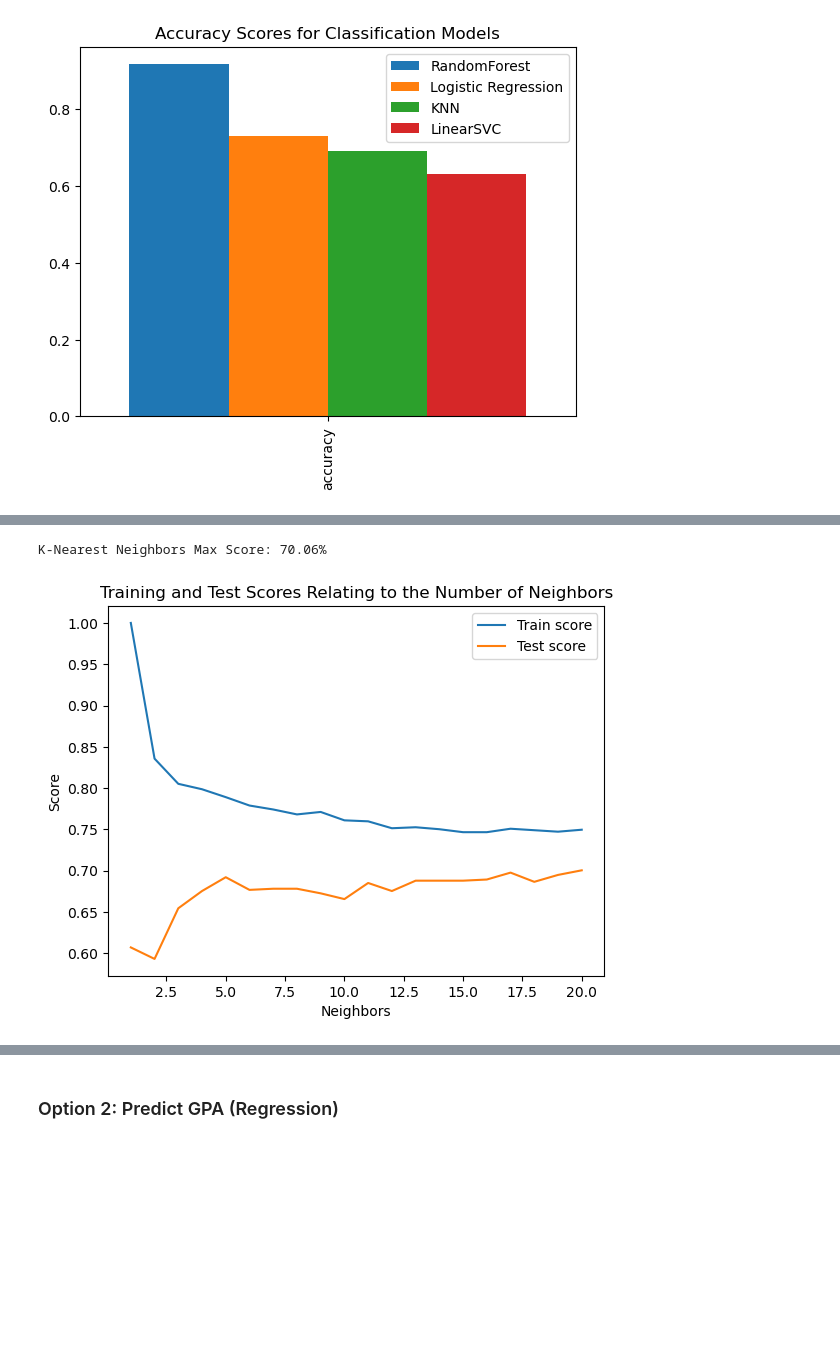
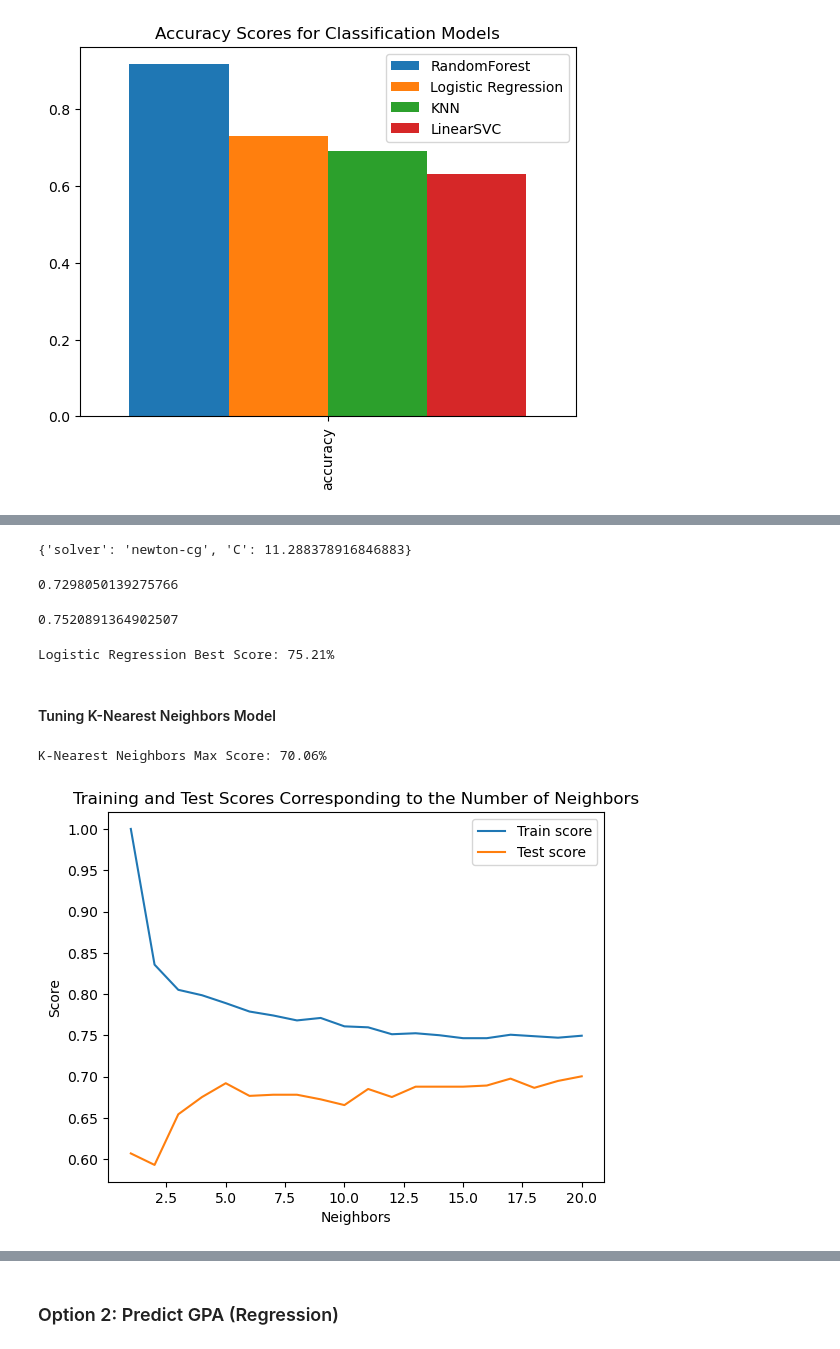
Before and after one commit to devern-DZZC/Student-Performance-Prediction, a Jupyter notebook: Student-Performance-Prediction.ipynb, the cells around one changed output, grey strips where cells are left out. Drawn from its saved outputs; the diff is of its cells as text; code cells hidden in the pictures; blank space fills up the shorter version.

Commit message:
Tuned RandomForest and LogisticRegression

```diff
--- a/Student-Performance-Prediction.ipynb
+++ b/Student-Performance-Prediction.ipynb
@@ -197,0 +199,15 @@ plt.title("Accuracy Scores for Classification Models");
+# %%
+rf_grid = {"n_estimators": np.arange(10,1000,50),
+           "max_depth": [None, 3, 5, 10],
+           "min_samples_split": np.arange(2,20,2),
+           "min_samples_leaf": np.arange(1,20,2),
+           "max_features": ['sqrt', 'log2', None],
+           "max_leaf_nodes": [3, 6, 9]}
+# %%
+np.random.seed(42)
+rf = RandomizedSearchCV(RandomForestClassifier(),
+                        param_distributions=rf_grid,
+                        cv=5,
+                        n_iter=20,
+                        verbose=True)
+rf.fit(X_train, y_train)
@@ -197,0 +248,11 @@ plt.title("Accuracy Scores for Classification Models");
+# %%
+lr_grid ={'C' : np.logspace(-4,4,20),
+          'solver':['liblinear', 'newton-cg']}
+# %%
+np.random.seed(42)
+lr = RandomizedSearchCV(LogisticRegression(),
+                  param_distributions = lr_grid,
+                  n_iter=20,
+                  cv = 5,
+                  verbose=True)
+lr.fit(X_train, y_train)
@@ -198,25 +269,41 @@ plt.title("Accuracy Scores for Classification Models");
+# %%
+lr.best_params_
+# %% [output]
+{'solver': 'newton-cg', 'C': 11.288378916846883}
+# %%
+classification_scores["Logistic Regression"]
+# %% [output]
+0.7298050139275766
+# %%
+lr.score(X_test, y_test)
+# %% [output]
+0.7520891364902507
+# %%
+print(f"Logistic Regression Best Score: {lr.score(X_test,y_test)*100:.2f}%")
+# %% [output]
+Logistic Regression Best Score: 75.21%
+# %% [markdown]
+#### Tuning K-Nearest Neighbors Model
 # %%
-## Tuning KNN
-
 train_scores = []
 test_scores = []
 
 knn = KNeighborsClassifier()
 neighbors = range(1,21)
 
 for i in neighbors:
     knn.set_params(n_neighbors=i)
     knn.fit(X_train, y_train)
     train_scores.append(knn.score(X_train, y_train))
     test_scores.append(knn.score(X_test, y_test))
 plt.plot(neighbors, train_scores, label="Train score");
 plt.plot(neighbors, test_scores, label="Test score");
 plt.xlabel('Neighbors');
 plt.ylabel('Score');
-plt.title('Training and Test Scores Corr to the Number of Neighbors')
+plt.title('Training and Test Scores Corresponding to the Number of Neighbors')
 plt.legend()
 knn_max = max(test_scores) * 100
 print(f"K-Nearest Neighbors Max Score: {knn_max:.2f}%")
 # %% [output]
 K-Nearest Neighbors Max Score: 70.06%
-[figure, old version]
+[figure, new version]
```
Also changed, not shown: parts of 15 cells of this notebook.
